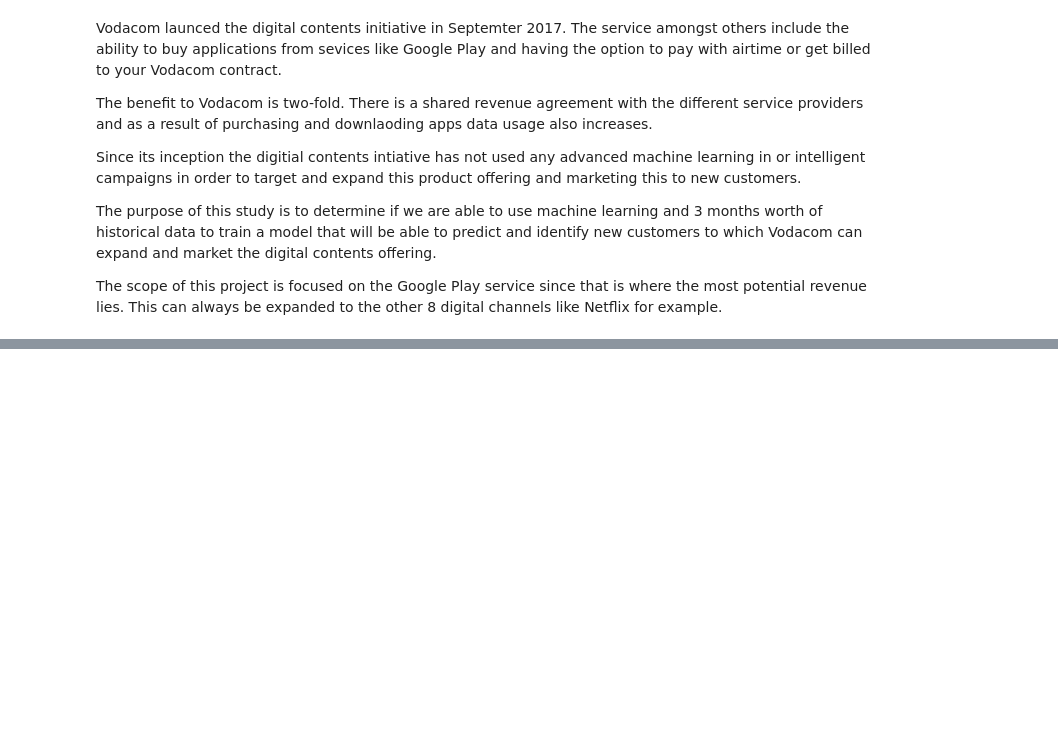
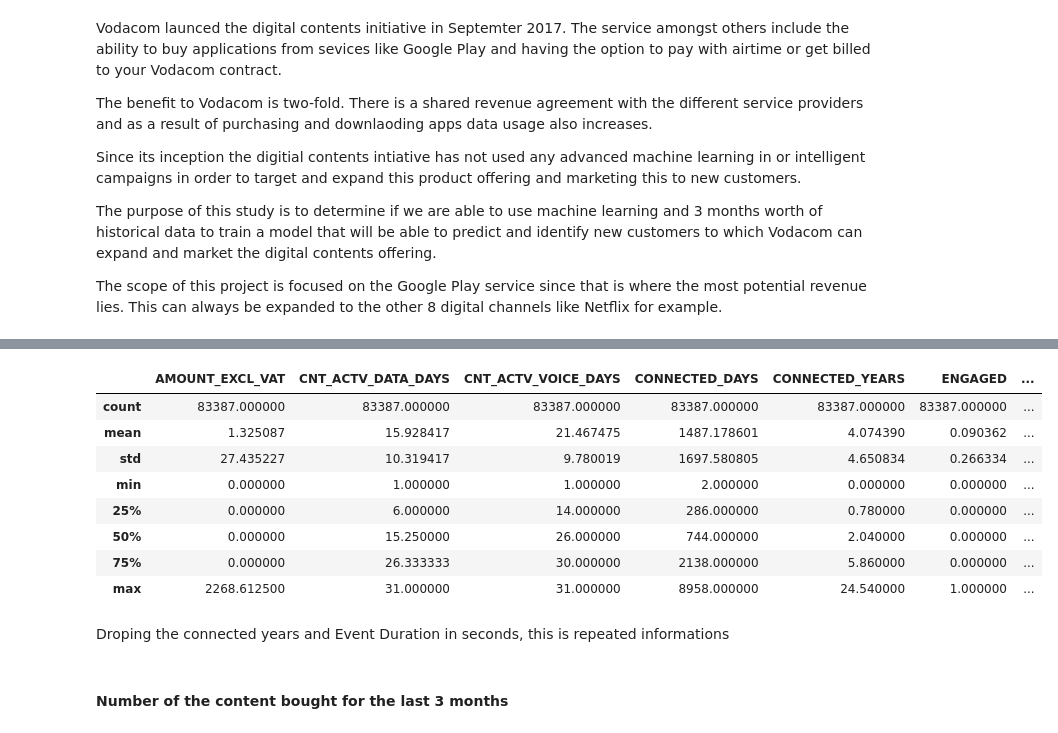
Before and after one commit to dgitahi/Propensity-Model, a Jupyter notebook: Propensity+Modelling.ipynb, the cells around one changed output, grey strips where cells are left out. Cells and saved outputs as stored; diff of their text form; code cells hidden in the pictures; blank space fills up the shorter version.

```diff
--- a/Propensity+Modelling.ipynb
+++ b/Propensity+Modelling.ipynb
@@ -15,0 +133,2 @@ The scope of this project is focused on the Google Play service since that is wh
+# %%
+df =  df.fillna(value= {"CNT_ACTV_DAYS":0,"TOTAL_VOICE_DURATION":0},inplace = True)
@@ -15,0 +148,9 @@ The scope of this project is focused on the Google Play service since that is wh
+# %%
+content = ["Google Play Application", "Not_Bought"]
+
+#gapminder_Ocean = gapminder[~gapminder.continent.isin(continents)]
+df2 = df[df.CONTENT_DESCRIPTION.isin(content)]
+# %%
+month = ["Jul-18","Jun-18","May-18"]
+
+df2 = df2[df.EVENT_MONTH.isin(month)]
@@ -15,0 +173,18 @@ The scope of this project is focused on the Google Play service since that is wh
+# %%
+#pd.pivot_table(df2, values='D', index=['A', 'B'], columns=['C'])
+
+df3 = pd.pivot_table(df2,index=['MSISDN'],aggfunc=np.mean)
+# %%
+df3.describe()
+# %% [output]
+|  | AMOUNT_EXCL_VAT | CNT_ACTV_DATA_DAYS | CNT_ACTV_VOICE_DAYS | CONNECTED_DAYS | CONNECTED_YEARS | ENGAGED | ... |
+| count | 83387.000000 | 83387.000000 | 83387.000000 | 83387.000000 | 83387.000000 | 83387.000000 | ... |
+| mean | 1.325087 | 15.928417 | 21.467475 | 1487.178601 | 4.074390 | 0.090362 | ... |
+| std | 27.435227 | 10.319417 | 9.780019 | 1697.580805 | 4.650834 | 0.266334 | ... |
+| min | 0.000000 | 1.000000 | 1.000000 | 2.000000 | 0.000000 | 0.000000 | ... |
+| 25% | 0.000000 | 6.000000 | 14.000000 | 286.000000 | 0.780000 | 0.000000 | ... |
+| 50% | 0.000000 | 15.250000 | 26.000000 | 744.000000 | 2.040000 | 0.000000 | ... |
+| 75% | 0.000000 | 26.333333 | 30.000000 | 2138.000000 | 5.860000 | 0.000000 | ... |
+| max | 2268.612500 | 31.000000 | 31.000000 | 8958.000000 | 24.540000 | 1.000000 | ... |
+# %% [markdown]
+ Droping the connected years and Event Duration in seconds, this is repeated informations
@@ -15,0 +195,2 @@ The scope of this project is focused on the Google Play service since that is wh
+# %% [markdown]
+#### Number of the content bought for the last 3 months
```
Also changed, not shown: parts of 93 cells of this notebook.
